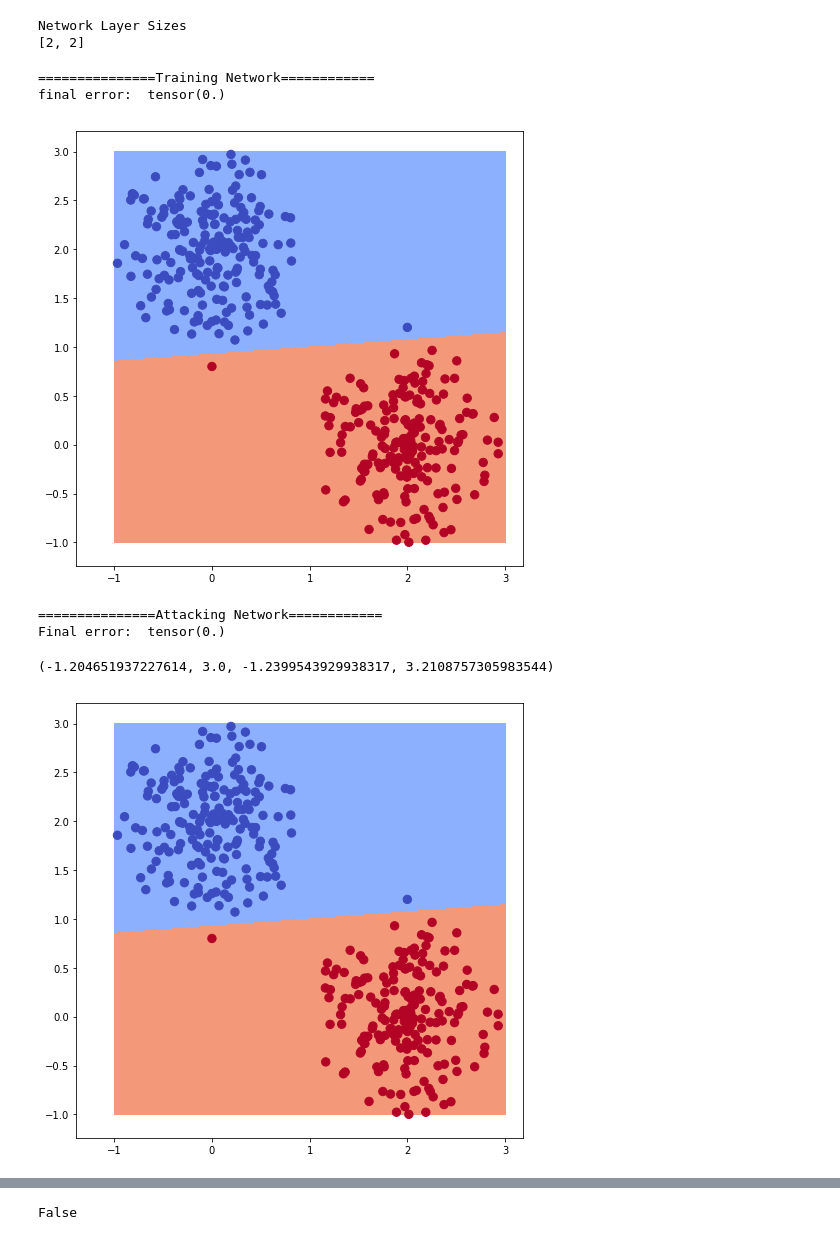
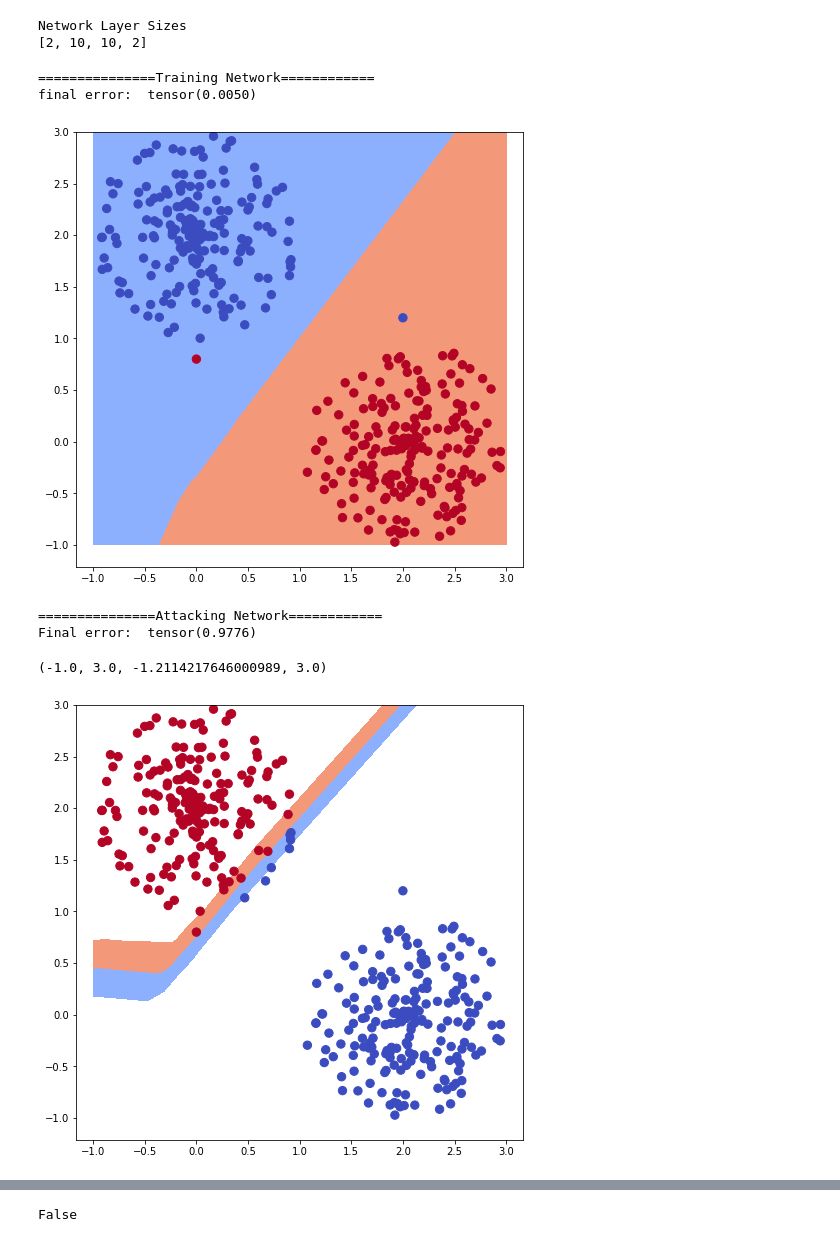
Before and after one commit to mriberodiaz/adversarial_weights, a Jupyter notebook: 2d_toy_example-PLNN.ipynb, the cells around one changed output, grey strips where cells are left out. Cells and saved outputs as stored; diff of their text form; code cells hidden in the pictures.

```diff
--- a/2d_toy_example-PLNN.ipynb
+++ b/2d_toy_example-PLNN.ipynb
@@ -53,18 +53,18 @@ plt.legend()
 # %%
 #---------- Load Simple Network  -----------------
-layer_sizes = [2, 2]
+layer_sizes = [2, 10,10, 2]
 network = PLNN(layer_sizes)
 net = network.net
 # %% [output]
 Network Layer Sizes
-[2, 2]
+[2, 10, 10, 2]
 # %%
 #---------- Train and Attack Via Gradient Descent -----------------
 
 # Train NN:
 print('===============Training Network============')
-numsteps = 2000
-opt = optim.Rprop(net.parameters(), lr=1e-3)
+numsteps = 3000
+opt = optim.SGD(net.parameters(), lr=1e-3)
 for i in range(numsteps):
     out = net(Variable(X))
     l = nn.CrossEntropyLoss()(out, Variable(y))
@@ -88,8 +88,8 @@ ax.axis("equal")
 network_copy = copy.deepcopy(network)
 # %% [output]
 ===============Training Network============
-final error:  tensor(0.)
+final error:  tensor(0.0050)
-[figure, old version]
+[figure, new version]
 # %%
 def as_numpy(tensor_or_array):
     """ If given a tensor or numpy array returns that object cast numpy array
@@ -112,12 +112,12 @@ def adv_projection_step(network_copy, network, bound_ratios, norm='l2'):
                     param_copy_np = as_numpy(param_copy)
                     diff = as_numpy(param - param_copy)
                     diff_norm = np.linalg.norm(diff)
-                    c = ratio*np.linalg.norm(param_copy_np)/diff_norm
+                    c = ratio*np.linalg.norm(param_copy_np)/(diff_norm + 1e-)
                     param.data = torch.Tensor(param_copy_np + diff*c)
-#                     if not math.isnan(c):
-#                         param.data = torch.Tensor(param_copy_np + diff*c)
-#                     else:
-#                         param.data = copy.deepcopy(param_copy.data)
+                    if not math.isnan(c):
+                        param.data = torch.Tensor(param_copy_np + diff*c)
+                    else:
+                        param.data = copy.deepcopy(param_copy.data)
                 else:
                     param.data = copy.deepcopy(param_copy.data)
     else:
@@ -135,33 +135,33 @@ def get_labels_hat(network, data):
 # %%
 # ---------- Attack NN -----------------:
 opt = optim.Rprop(net.parameters(), lr=1e-3)
 print('===============Attacking Network============')
 numsteps = 100
 for i in range(numsteps):
     out = net(Variable(X))
     l = -1*nn.CrossEntropyLoss()(out, Variable(y))
     err = (out.max(1)[1].data != y).float().mean()
     opt.zero_grad()
     (l).backward()
     opt.step()
-    adv_projection_step(network_copy, network, [0.5])
+    adv_projection_step(network_copy, network, [0.00000, 0.00])
 print('Final error: ', err)
 
 # Visualize Classifier
 XX, YY = np.meshgrid(np.linspace(-1, 3, 100), np.linspace(-1, 3, 100))
 X0 = Variable(torch.Tensor(np.stack([np.ravel(XX), np.ravel(YY)]).T))
 y0 = net(X0)
 ZZ = (y0[:,0] - y0[:,1]).resize(100, 100).data.numpy()
 _, ax = plt.subplots(figsize=(8,8))
 ax.contourf(XX,YY,-ZZ, cmap="coolwarm", levels=np.linspace(-1000,1000,3))
 y_hat = get_labels_hat(net, X)
 ax.scatter(X.numpy()[:,0], X.numpy()[:,1], c=y_hat, cmap="coolwarm", s=70)
 ax.axis("equal")
 # %% [output]
 ===============Attacking Network============
-Final error:  tensor(0.)
+Final error:  tensor(0.9776)
-(-1.204651937227614, 3.0, -1.2399543929938317, 3.2108757305983544)
+(-1.0, 3.0, -1.2114217646000989, 3.0)
-[figure, old version]
+[figure, new version]
 # %%
 #---------- Train and Attack Via Gradient Descent -----------------
 
```
Also changed, not shown: parts of 2 cells of this notebook, 2 other files.
